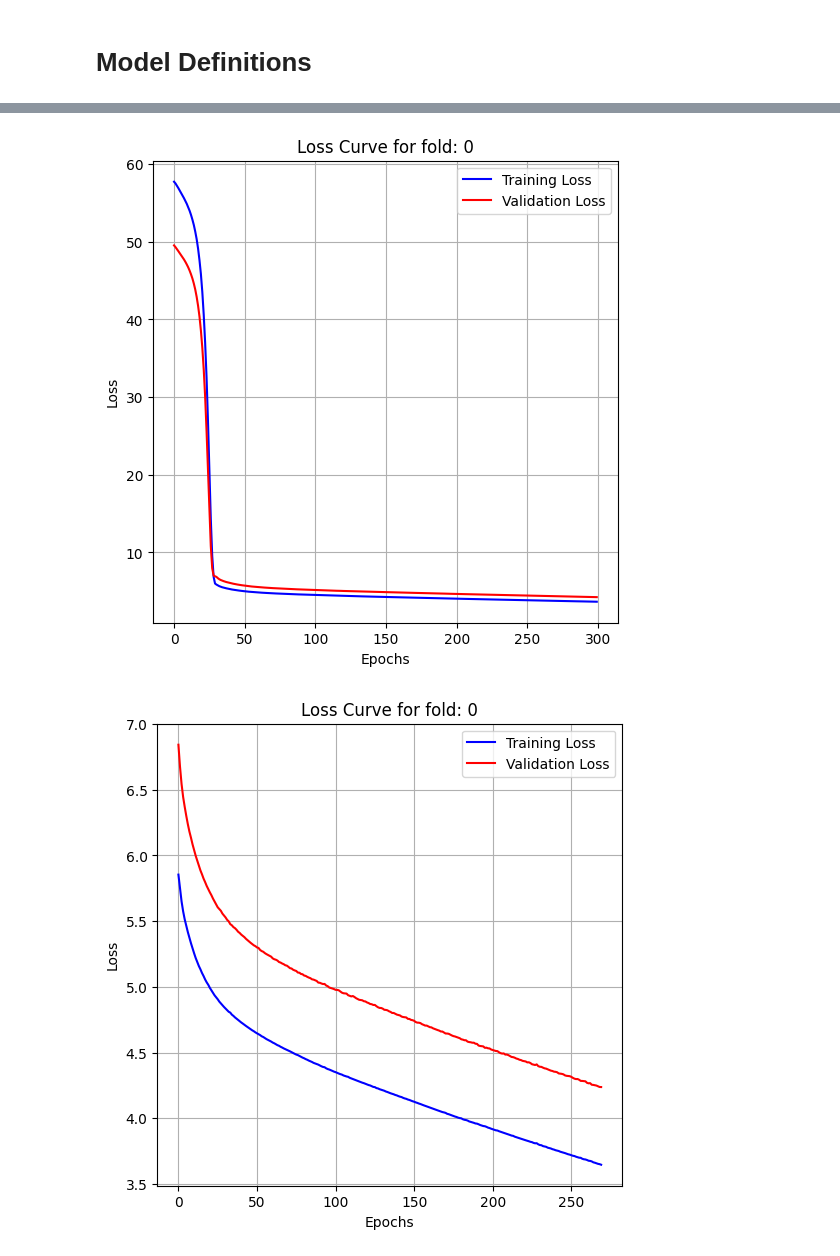
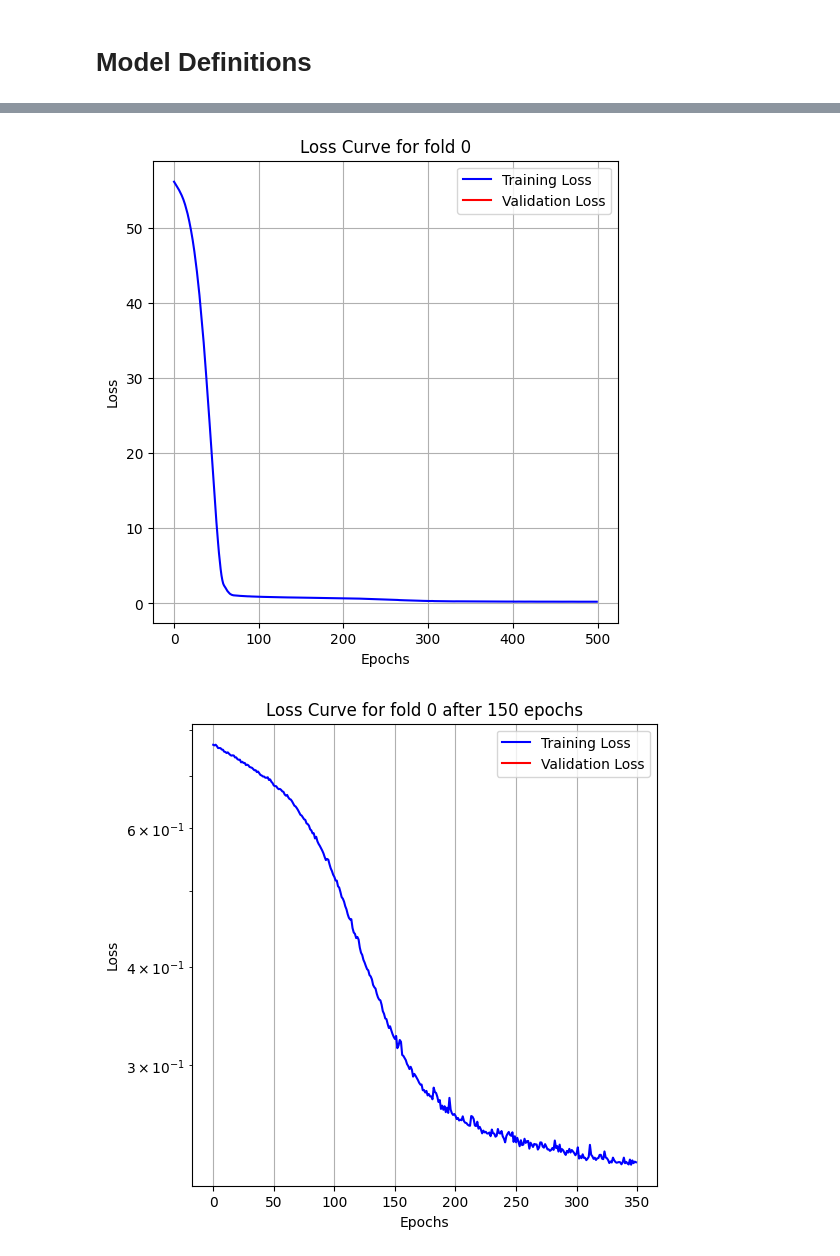
Before and after one commit to Alexthw46/ML, a Jupyter notebook: ML_cup/TorchNN.ipynb, the cells around one changed output, grey strips where cells are left out. Drawn from its saved outputs; the diff is of its cells as text; code cells hidden in the pictures.

```diff
--- a/ML_cup/TorchNN.ipynb
+++ b/ML_cup/TorchNN.ipynb
@@ -95,7 +94,10 @@ lr_scheduler_params = {'mode': 'min', 'factor': 0.75, 'patience': 5, 'cooldown':
 # %%
 # perform grid search to find the best parameters
-best_pytorch_params = grid_search(model_builder=MLP, parameters=parameters, train_loader=train_loaders,
+best_pytorch_params = grid_search(model_builder=MLP, parameters=parameters, random_seed=rand,
+                                  train_loader=train_loaders,
                                   val_loader=val_loaders, max_epochs=300,
-                                  scheduler=('ReduceLROnPlateau', lr_scheduler_params),
-                                  verbose=True, stability_threshold=0.1, patience=20)
+                                  scheduler=('', {}),
+                                  stability_threshold=0.25, patience=10,
+                                  clip=0.8,
+                                  tensorboard_folder_base=f'runs/MLP/{datetime.now().strftime("%Y-%m-%d_%H-%M")}_{rand}')
 # %% [output]
@@ -290,8 +210,7 @@ Best Parameters: {'lr': 0.001, 'weight_decay': 0.0001, 'momentum': 0.85, 'nester
 # retrain the model with the best parameters
 #best_pytorch_params = {'lr': 0.001, 'weight_decay': 0.005, 'momentum': 0.9, 'nesterov': True, 'optimizer': 'SGD'}
 print(best_pytorch_params)
-best_model = MLPv3()
-train_loader, val_loader = dataset.torch_split_dataset(dataset=dev_data, train_ratio=0.8, batch_size=50)
+best_model = MLPv2()
 if best_pytorch_params['optimizer'] == 'SGD':
     optimizer = t.optim.SGD(best_model.parameters(), lr=best_pytorch_params['lr'],
                             weight_decay=best_pytorch_params['weight_decay'], momentum=best_pytorch_params['momentum'],
@@ -300,11 +219,12 @@ else:
     optimizer = t.optim.Adam(best_model.parameters(), lr=best_pytorch_params['lr'],
                              weight_decay=best_pytorch_params['weight_decay'])
 
-torch_train(model=best_model, optimizer=optimizer, train_loader=train_loader,
-            val_loader=val_loader, epochs=1000,
+torch_train(model=best_model, optimizer=optimizer, train_loader=dev_loader,
+            epochs=1000,
             verbose=True,
-            scheduler=lr_scheduler.ReduceLROnPlateau(optimizer, mode='min', factor=0.75, patience=5, cooldown=3,
-                                                     verbose=True, min_lr=1e-6), clip=.80, skip_plot_points=200, patience=20)
+            clip=.80, skip_plot_points=100,
+            patience=20, random_seed=rand,
+            scheduler=None)
 
-modelv3 = best_model
+model_v2 = best_model
 # %% [output]
@@ -342,6 +254,10 @@ lr_scheduler_params = {'mode': 'min', 'factor': 0.25, 'patience': 10, 'cooldown'
 
 # perform grid search to find the best parameters
 best_pytorch_params = grid_search(model_builder=MLPv3, parameters=parameters, train_loader=train_loaders,
-                                  val_loader=val_loaders, scheduler=('ReduceLROnPlateau', lr_scheduler_params),
-                                  verbose=False, stability_threshold=0.5, patience=20)
+                                  val_loader=val_loaders,
+                                  scheduler=('', {}),
+                                  clip=1.5, max_epochs=500,
+                                  stability_threshold=0.5, patience=20,
+                                  tensorboard_folder_base=f'runs/MLP3_s2/{datetime.now().strftime("%Y-%m-%d_%H-%M")}_{rand}',
+                                  random_seed=rand)
 # %% [output]
@@ -367,7 +283,7 @@ Best Parameters: {'lr': 0.0001, 'weight_decay': 0.0005, 'momentum': 0.75, 'neste
 # best_pytorch_params = {'lr': 0.001, 'weight_decay': 0.005, 'momentum': 0.9, 'nesterov': True, 'optimizer': 'SGD'}
 print(best_pytorch_params)
 best_model = MLPv3()
-train_loader, val_loader = dataset.torch_split_dataset(dataset=dev_data, train_ratio=0.8, batch_size=50)
+
 if best_pytorch_params['optimizer'] == 'SGD':
     optimizer = t.optim.SGD(best_model.parameters(), lr=best_pytorch_params['lr'],
                             weight_decay=best_pytorch_params['weight_decay'], momentum=best_pytorch_params['momentum'],
@@ -376,12 +292,12 @@ else:
     optimizer = t.optim.Adam(best_model.parameters(), lr=best_pytorch_params['lr'],
                              weight_decay=best_pytorch_params['weight_decay'])
 
-torch_train(model=best_model, optimizer=optimizer, train_loader=train_loader,
-            val_loader=val_loader, epochs=300,
+torch_train(model=best_model, optimizer=optimizer, train_loader=dev_loader,
+            epochs=500,
             verbose=True,
-            skip_plot_points=30,
-            scheduler=lr_scheduler.ReduceLROnPlateau(optimizer, mode='min', factor=0.75, patience=5, cooldown=3,
-                                                     verbose=True, min_lr=1e-6), clip=None)
+            skip_plot_points=150,
+            scheduler=None, clip=1.5, patience=20,
+            random_seed=rand)
 
-modelv3 = best_model
+model_v3 = best_model
 # %% [output]
@@ -405,2 +321,2 @@ Train Epoch: 299 Loss: 3.6468054056167603 Val Loss: 4.237793922424316
-[figure, old version]
+[figure, new version]
-[figure, old version]
+[figure, new version]
```
Also changed, not shown: parts of 35 cells of this notebook, 2 other files.
